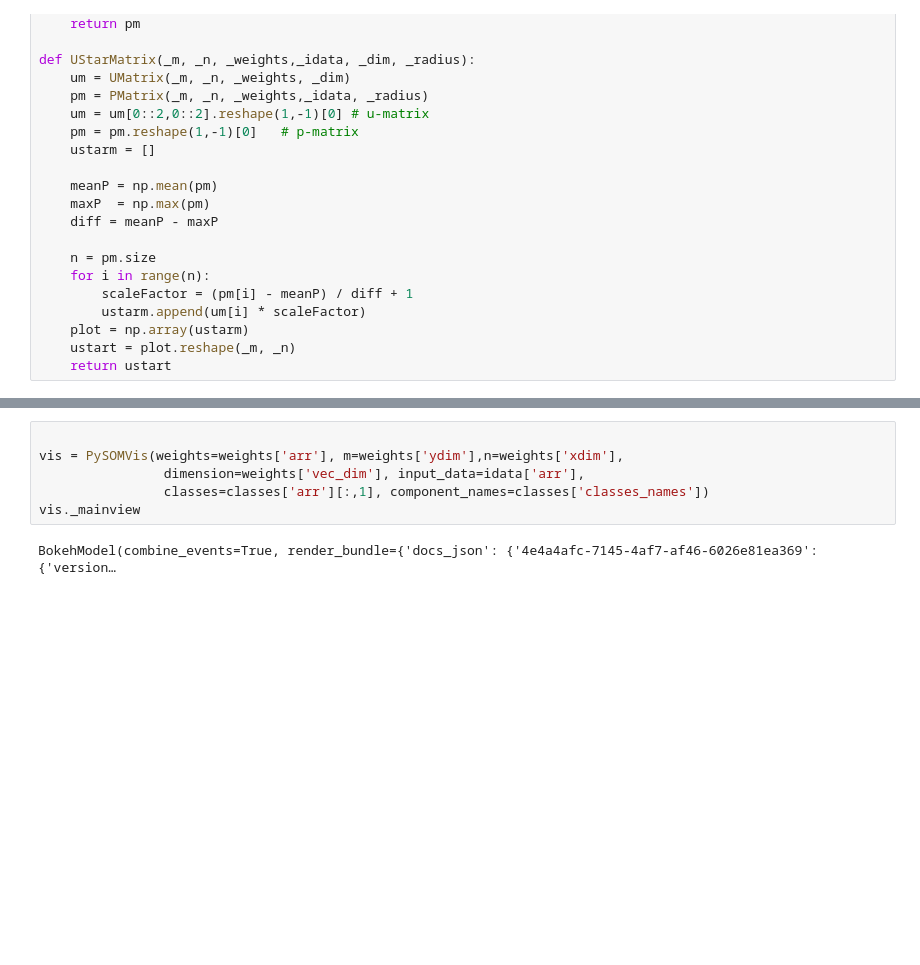
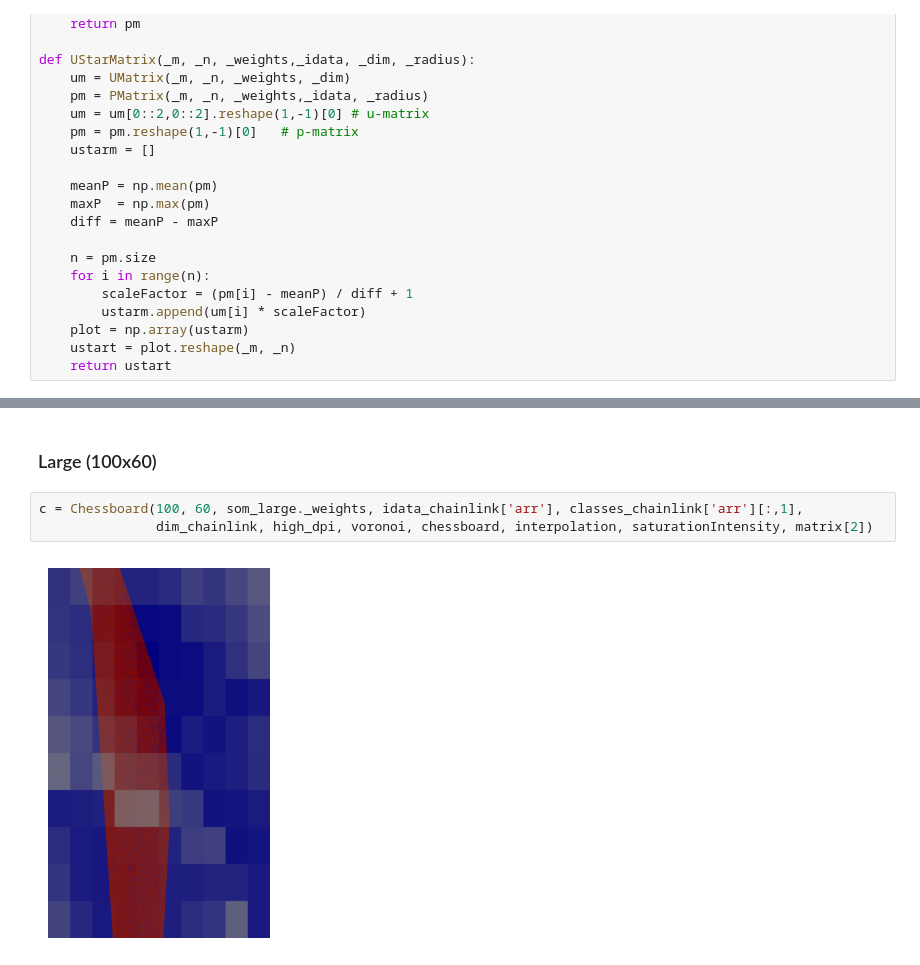
Before and after one commit to marlederer/PySOMVis_Coding_I_2023, a Jupyter notebook: PySOMVis/coding_assignment.ipynb, the cells around one changed output, grey strips where cells are left out. Saved outputs shown, nothing was run; the diff lists cells and outputs as text; blank space fills up the shorter version.

```diff
--- a/PySOMVis/coding_assignment.ipynb
+++ b/PySOMVis/coding_assignment.ipynb
@@ -506,8 +454,7 @@ c = Chessboard(weights_train["ydim"], weights_train["ydim"], weights_train["arr"
-# %%
-
-vis = PySOMVis(weights=weights['arr'], m=weights['ydim'],n=weights['xdim'],
-                dimension=weights['vec_dim'], input_data=idata['arr'],
-                classes=classes['arr'][:,1], component_names=classes['classes_names'])
-vis._mainview
-# %% [output]
-BokehModel(combine_events=True, render_bundle={'docs_json': {'4e4a4afc-7145-4af7-af46-6026e81ea369': {'version…
+# %% [markdown]
+### Large (100x60)
+# %%
+c = Chessboard(100, 60, som_large._weights, idata_chainlink['arr'], classes_chainlink['arr'][:,1],
+               dim_chainlink, high_dpi, voronoi, chessboard, interpolation, saturationIntensity, matrix[2])
+# %% [output]
+[figure, added]
```
Also changed, not shown: parts of 26 cells of this notebook.
